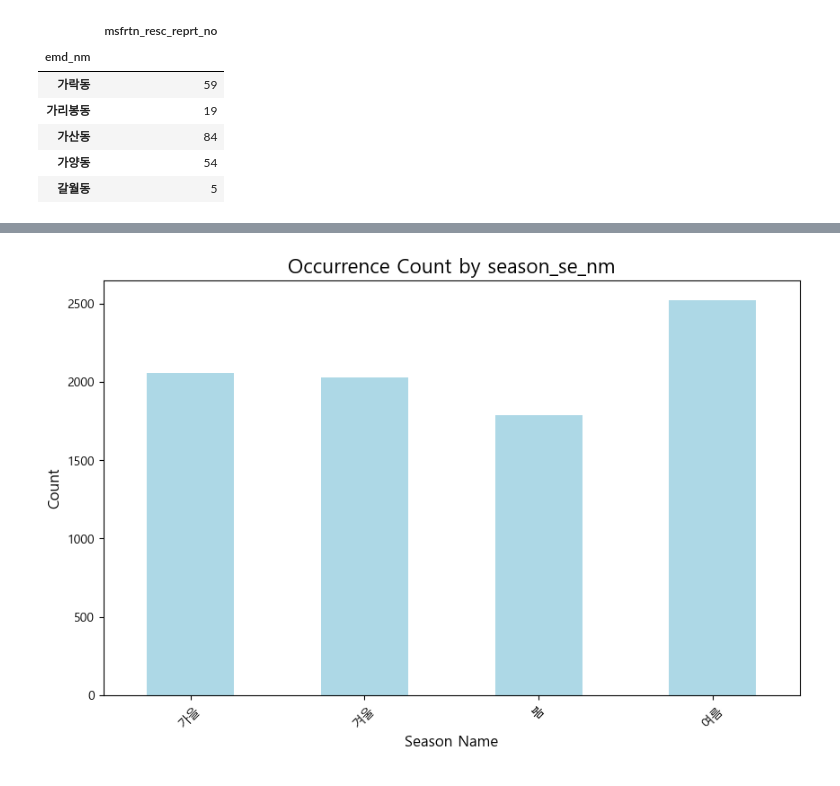
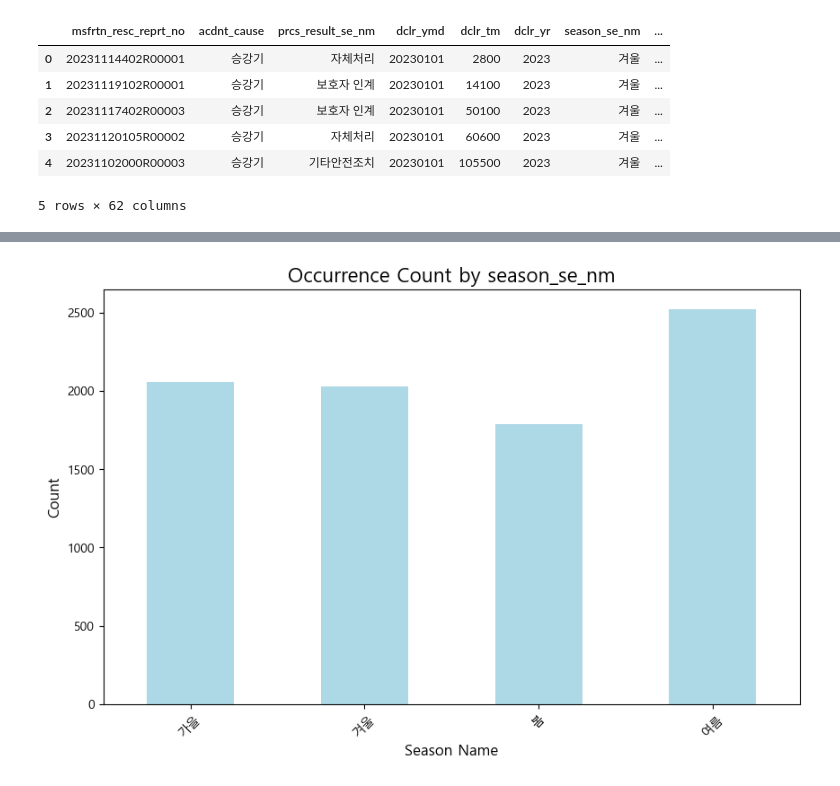
Before and after one commit to asdqew-a11/final, a Jupyter notebook: 재호/소방안전/HJH.ipynb, the cells around one changed output, grey strips where cells are left out. Drawn from its saved outputs; the diff is of its cells as text; code cells hidden in the pictures.

```diff
--- a/재호/소방안전/HJH.ipynb
+++ b/재호/소방안전/HJH.ipynb
@@ -18,10 +11,10 @@ df2 = df2.iloc[:,0:1]
 # %%
-df2.head()
+df.head()
 # %% [output]
-|  | msfrtn_resc_reprt_no |
-| emd_nm |  |
-| 가락동 | 59 |
-| 가리봉동 | 19 |
-| 가산동 | 84 |
-| 가양동 | 54 |
-| 갈월동 | 5 |
+|  | msfrtn_resc_reprt_no | acdnt_cause | prcs_result_se_nm | dclr_ymd | dclr_tm | dclr_yr | season_se_nm | ... |
+| 0 | 20231114402R00001 | 승강기 | 자체처리 | 20230101 | 2800 | 2023 | 겨울 | ... |
+| 1 | 20231119102R00001 | 승강기 | 보호자 인계 | 20230101 | 14100 | 2023 | 겨울 | ... |
+| 2 | 20231117402R00003 | 승강기 | 보호자 인계 | 20230101 | 50100 | 2023 | 겨울 | ... |
+| 3 | 20231120105R00002 | 승강기 | 자체처리 | 20230101 | 60600 | 2023 | 겨울 | ... |
+| 4 | 20231102000R00003 | 승강기 | 기타안전조치 | 20230101 | 105500 | 2023 | 겨울 | ... |
+5 rows × 62 columns
```
Also changed, not shown: parts of 30 cells of this notebook, 4 other files.
